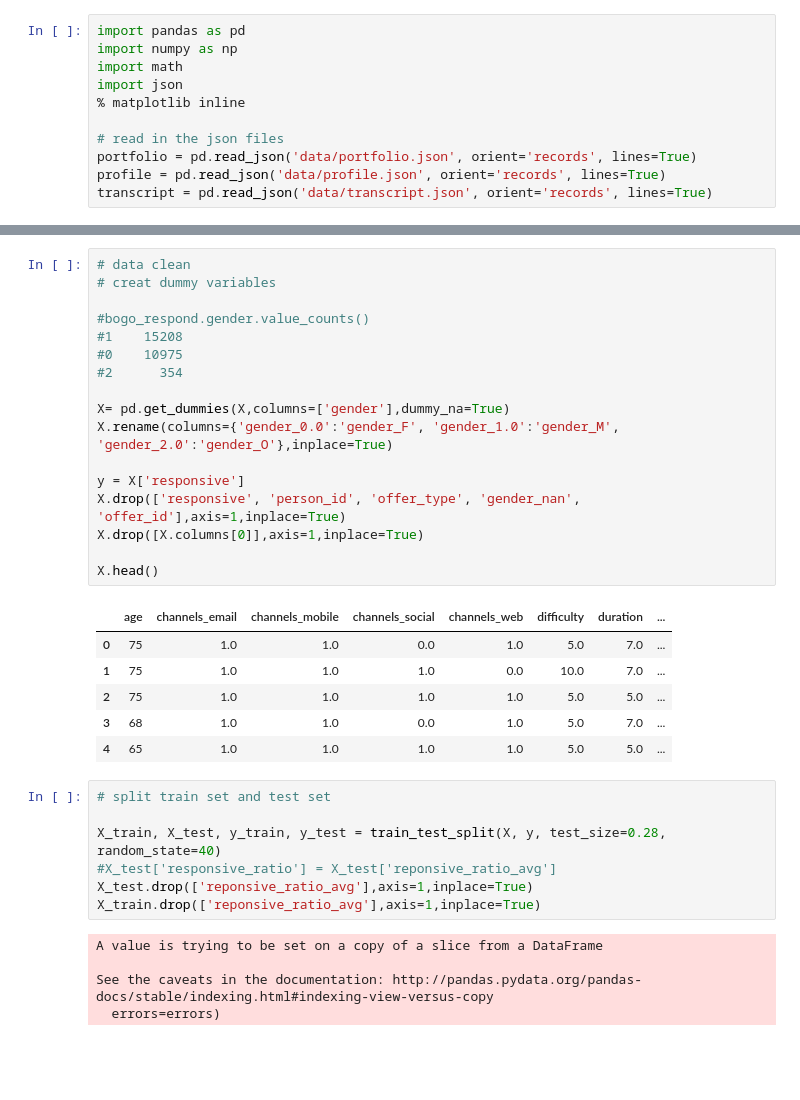
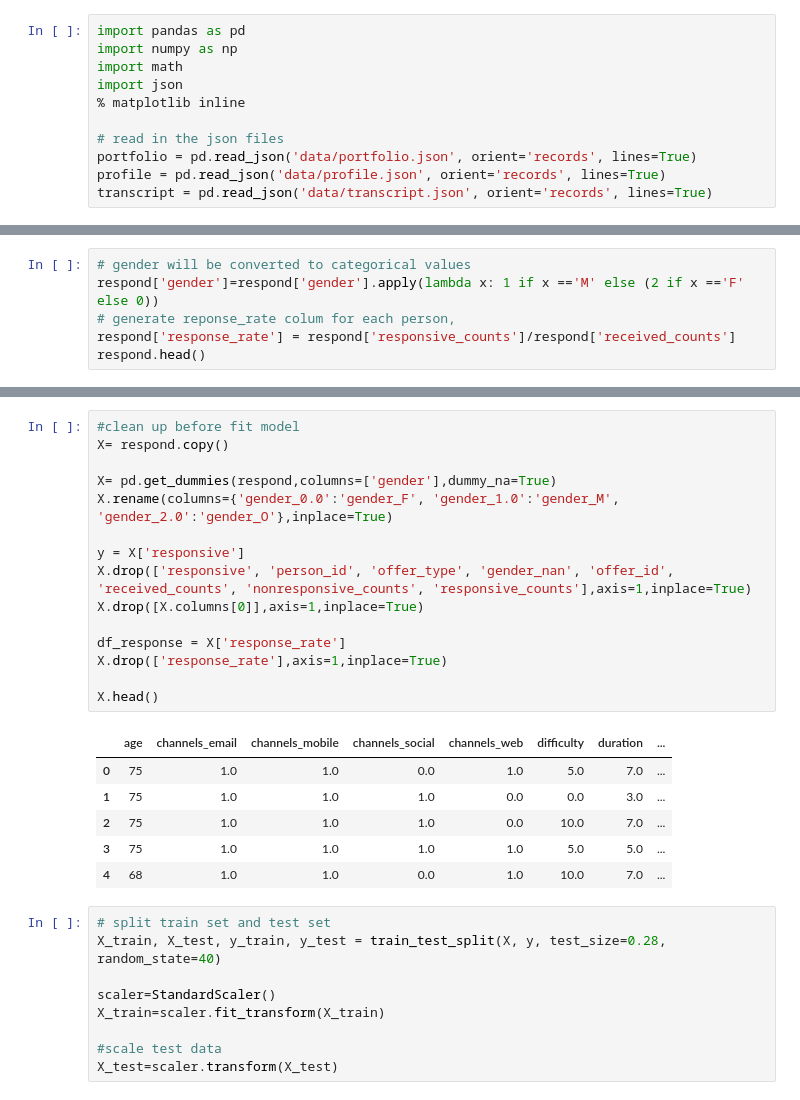
Before and after one commit to xu4/sagemaker-Starbucks-Customer-Behavior, a Jupyter notebook: Starbucks.ipynb, the cells around one changed output, grey strips where cells are left out. Cells and saved outputs as stored; diff of their text form; blank space fills up the shorter version.

```diff
--- a/Starbucks.ipynb
+++ b/Starbucks.ipynb
@@ -533,0 +663,6 @@ X.head()
+# %%
+# gender will be converted to categorical values
+respond['gender']=respond['gender'].apply(lambda x: 1 if x =='M' else (2 if x =='F' else 0))
+# generate reponse_rate colum for each person,
+respond['response_rate'] = respond['responsive_counts']/respond['received_counts']
+respond.head()
@@ -534,36 +677,31 @@ X.head()
 # %%
-# data clean
-# creat dummy variables
+#clean up before fit model
+X= respond.copy()
 
-#bogo_respond.gender.value_counts()
-#1    15208
-#0    10975
-#2      354
-
-X= pd.get_dummies(X,columns=['gender'],dummy_na=True)
+X= pd.get_dummies(respond,columns=['gender'],dummy_na=True)
 X.rename(columns={'gender_0.0':'gender_F', 'gender_1.0':'gender_M', 'gender_2.0':'gender_O'},inplace=True)
 
 y = X['responsive']
-X.drop(['responsive', 'person_id', 'offer_type', 'gender_nan', 'offer_id'],axis=1,inplace=True)
+X.drop(['responsive', 'person_id', 'offer_type', 'gender_nan', 'offer_id', 'received_counts', 'nonresponsive_counts', 'responsive_counts'],axis=1,inplace=True)
 X.drop([X.columns[0]],axis=1,inplace=True)
 
+df_response = X['response_rate']
+X.drop(['response_rate'],axis=1,inplace=True)
+
 X.head()
 # %% [output]
 |  | age | channels_email | channels_mobile | channels_social | channels_web | difficulty | duration | ... |
 | 0 | 75 | 1.0 | 1.0 | 0.0 | 1.0 | 5.0 | 7.0 | ... |
-| 1 | 75 | 1.0 | 1.0 | 1.0 | 0.0 | 10.0 | 7.0 | ... |
-| 2 | 75 | 1.0 | 1.0 | 1.0 | 1.0 | 5.0 | 5.0 | ... |
-| 3 | 68 | 1.0 | 1.0 | 0.0 | 1.0 | 5.0 | 7.0 | ... |
-| 4 | 65 | 1.0 | 1.0 | 1.0 | 1.0 | 5.0 | 5.0 | ... |
+| 1 | 75 | 1.0 | 1.0 | 1.0 | 0.0 | 0.0 | 3.0 | ... |
+| 2 | 75 | 1.0 | 1.0 | 1.0 | 0.0 | 10.0 | 7.0 | ... |
+| 3 | 75 | 1.0 | 1.0 | 1.0 | 1.0 | 5.0 | 5.0 | ... |
+| 4 | 68 | 1.0 | 1.0 | 0.0 | 1.0 | 10.0 | 7.0 | ... |
 # %%
 # split train set and test set
+X_train, X_test, y_train, y_test = train_test_split(X, y, test_size=0.28, random_state=40)
 
-X_train, X_test, y_train, y_test = train_test_split(X, y, test_size=0.28, random_state=40)
-#X_test['responsive_ratio'] = X_test['reponsive_ratio_avg']
-X_test.drop(['reponsive_ratio_avg'],axis=1,inplace=True)
-X_train.drop(['reponsive_ratio_avg'],axis=1,inplace=True)
+scaler=StandardScaler()
+X_train=scaler.fit_transform(X_train)
+
+#scale test data
+X_test=scaler.transform(X_test)
-# %% [output]
-A value is trying to be set on a copy of a slice from a DataFrame
-
-See the caveats in the documentation: http://pandas.pydata.org/pandas-docs/stable/indexing.html#indexing-view-versus-copy
-  errors=errors)
```
Also changed, not shown: parts of 132 cells of this notebook.
